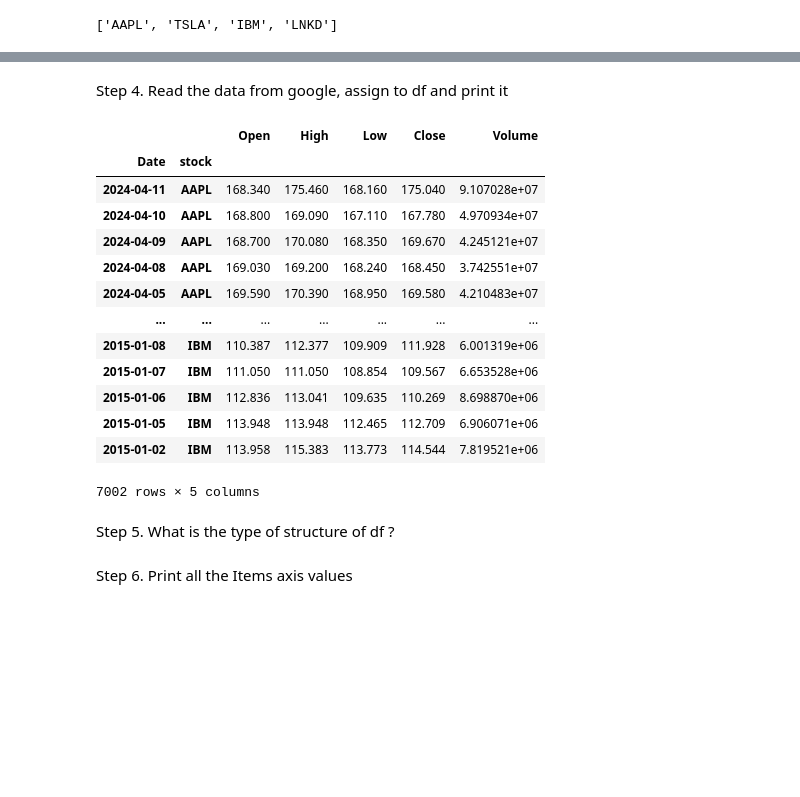
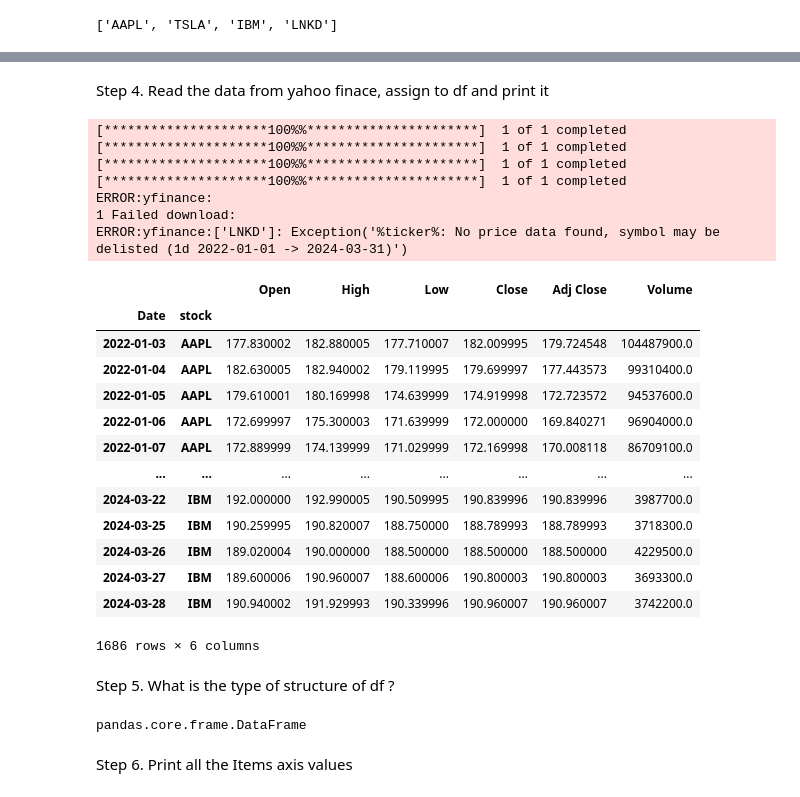
Before and after one commit to Karlajack/pydata_analysis, a Jupyter notebook: pandasweeklyproject.ipynb, the cells around one changed output, grey strips where cells are left out. Saved outputs shown, nothing was run; the diff lists cells and outputs as text; code cells hidden in the pictures; blank space fills up the shorter version.

```diff
--- a/pandasweeklyproject.ipynb
+++ b/pandasweeklyproject.ipynb
@@ -135,0 +148,10 @@ datetime.datetime(2024, 4, 12, 18, 50, 42, 804211)
+# %%
+
+# Define a start date and end date
+start_date = '2022-01-01'
+end_date = '2024-03-31'
+
+
+
+start_date
+end_date
@@ -143,44 +187,55 @@ stocks
 # %% [markdown]
-Step 4. Read the data from google, assign to df and print it
+Step 4. Read the data from yahoo finace, assign to df and print it
 # %%
 
 
 
-df_apple= web.DataReader('AAPL', 'stooq', start, end)
-df_tsla= web.DataReader('TSLA', 'stooq', start, end)
-df_ibm= web.DataReader('IBM', 'stooq', start, end)
-df_lnkd = web.DataReader('LNKD', 'stooq', start, end)
+df_apple= yf.download('AAPL', start_date, end_date)
+df_tsla= yf.download('TSLA',  start_date, end_date)
+df_ibm= yf.download('IBM', start_date, end_date)
+df_lnkd = yf.download('LNKD', start_date, end_date)
+
+
 
 
 df_apple['stock'] = 'AAPL'
 df_tsla['stock'] = 'TSLA'
 df_ibm['stock'] = 'IBM'
 df_lnkd['stock'] = 'MSFT'
 
 df = pd.concat([df_apple,df_tsla,df_ibm,df_lnkd])
 
 df['Date'] = df.index
 df = df.set_index(['Date','stock'],drop=True)
 df
-
-df
 # %% [output]
+[*********************100%%**********************]  1 of 1 completed
+[*********************100%%**********************]  1 of 1 completed
+[*********************100%%**********************]  1 of 1 completed
+[*********************100%%**********************]  1 of 1 completed
+ERROR:yfinance:
+1 Failed download:
+ERROR:yfinance:['LNKD']: Exception('%ticker%: No price data found, symbol may be delisted (1d 2022-01-01 -> 2024-03-31)')
-|  |  | Open | High | Low | Close | Volume |
-| Date | stock |  |  |  |  |  |
-| 2024-04-11 | AAPL | 168.340 | 175.460 | 168.160 | 175.040 | 9.107028e+07 |
-| 2024-04-10 | AAPL | 168.800 | 169.090 | 167.110 | 167.780 | 4.970934e+07 |
-| 2024-04-09 | AAPL | 168.700 | 170.080 | 168.350 | 169.670 | 4.245121e+07 |
-| 2024-04-08 | AAPL | 169.030 | 169.200 | 168.240 | 168.450 | 3.742551e+07 |
-| 2024-04-05 | AAPL | 169.590 | 170.390 | 168.950 | 169.580 | 4.210483e+07 |
-| ... | ... | ... | ... | ... | ... | ... |
-| 2015-01-08 | IBM | 110.387 | 112.377 | 109.909 | 111.928 | 6.001319e+06 |
-| 2015-01-07 | IBM | 111.050 | 111.050 | 108.854 | 109.567 | 6.653528e+06 |
-| 2015-01-06 | IBM | 112.836 | 113.041 | 109.635 | 110.269 | 8.698870e+06 |
-| 2015-01-05 | IBM | 113.948 | 113.948 | 112.465 | 112.709 | 6.906071e+06 |
-| 2015-01-02 | IBM | 113.958 | 115.383 | 113.773 | 114.544 | 7.819521e+06 |
+|  |  | Open | High | Low | Close | Adj Close | Volume |
+| Date | stock |  |  |  |  |  |  |
+| 2022-01-03 | AAPL | 177.830002 | 182.880005 | 177.710007 | 182.009995 | 179.724548 | 104487900.0 |
+| 2022-01-04 | AAPL | 182.630005 | 182.940002 | 179.119995 | 179.699997 | 177.443573 | 99310400.0 |
+| 2022-01-05 | AAPL | 179.610001 | 180.169998 | 174.639999 | 174.919998 | 172.723572 | 94537600.0 |
+| 2022-01-06 | AAPL | 172.699997 | 175.300003 | 171.639999 | 172.000000 | 169.840271 | 96904000.0 |
+| 2022-01-07 | AAPL | 172.889999 | 174.139999 | 171.029999 | 172.169998 | 170.008118 | 86709100.0 |
+| ... | ... | ... | ... | ... | ... | ... | ... |
+| 2024-03-22 | IBM | 192.000000 | 192.990005 | 190.509995 | 190.839996 | 190.839996 | 3987700.0 |
+| 2024-03-25 | IBM | 190.259995 | 190.820007 | 188.750000 | 188.789993 | 188.789993 | 3718300.0 |
+| 2024-03-26 | IBM | 189.020004 | 190.000000 | 188.500000 | 188.500000 | 188.500000 | 4229500.0 |
+| 2024-03-27 | IBM | 189.600006 | 190.960007 | 188.600006 | 190.800003 | 190.800003 | 3693300.0 |
+| 2024-03-28 | IBM | 190.940002 | 191.929993 | 190.339996 | 190.960007 | 190.960007 | 3742200.0 |
-7002 rows × 5 columns
+1686 rows × 6 columns
 # %% [markdown]
 Step 5. What is the type of structure of df ?
+# %%
+type(df)
+# %% [output]
+pandas.core.frame.DataFrame
 # %% [markdown]
 Step 6. Print all the Items axis values
 # %%
```
Also changed, not shown: parts of 74 cells of this notebook.
